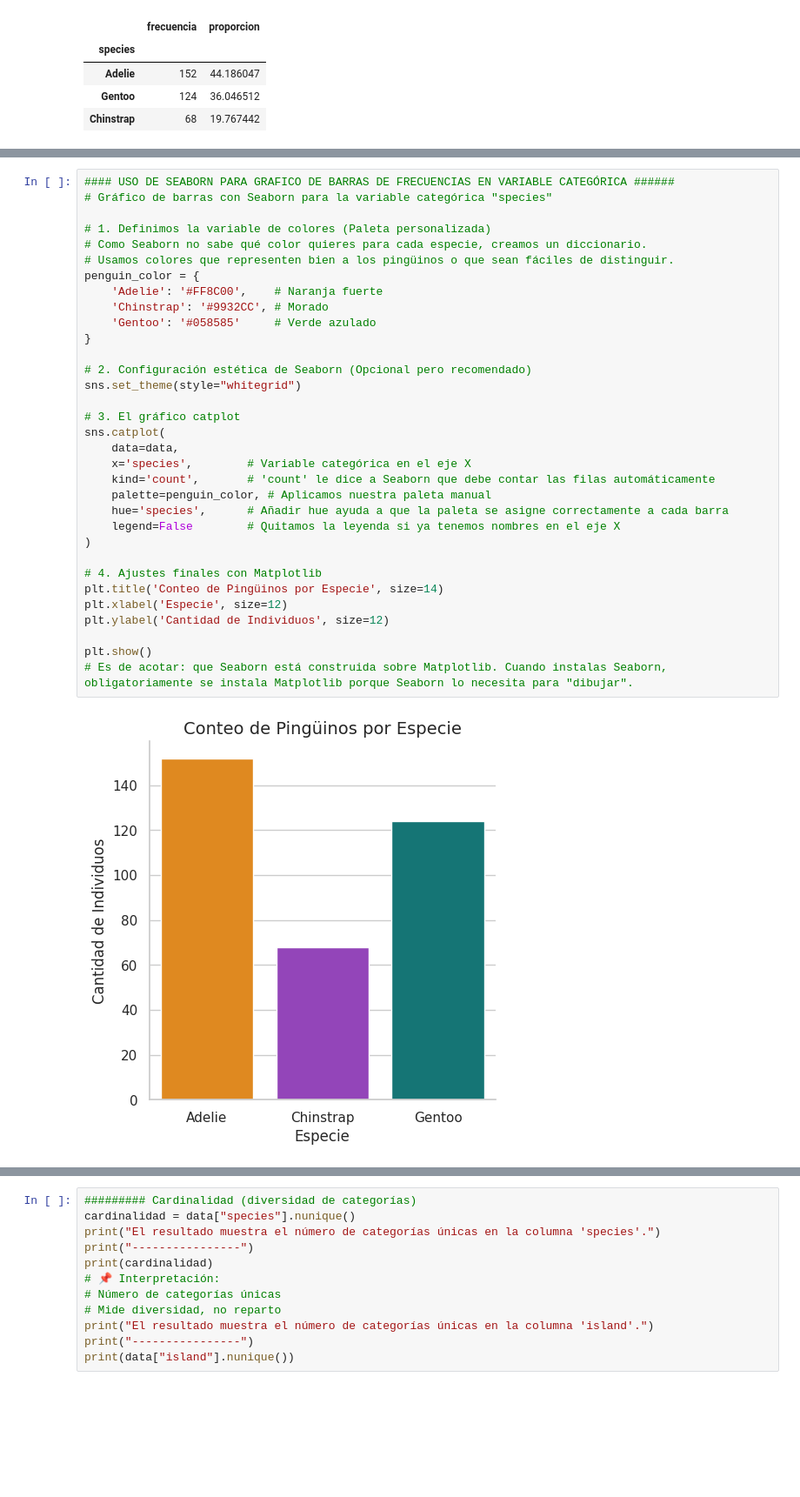
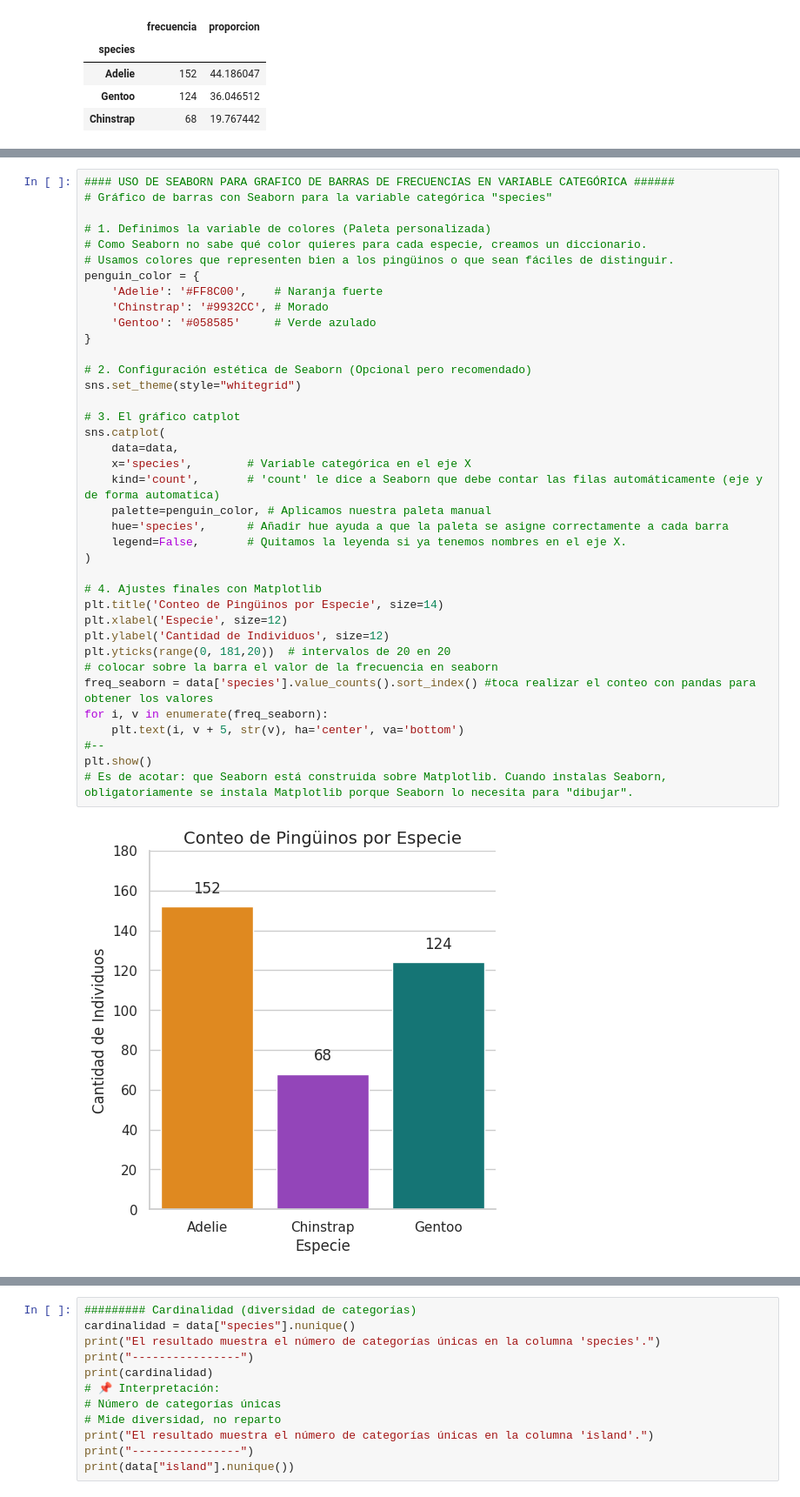
Before and after one commit to alvarohrv/data-analysis-py-sandbox, a Jupyter notebook: src/clase02_cursoPlatzi/demostraciones_llevar_a_teoria_o_centralizar.ipynb, the cells around one changed output, grey strips where cells are left out. Shown at 87% size. Drawn from its saved outputs; the diff is of its cells as text; blank space fills up the shorter version.

```diff
--- a/src/clase02_cursoPlatzi/demostraciones_llevar_a_teoria_o_centralizar.ipynb
+++ b/src/clase02_cursoPlatzi/demostraciones_llevar_a_teoria_o_centralizar.ipynb
@@ -475,37 +564,42 @@ plt.show()
 #### USO DE SEABORN PARA GRAFICO DE BARRAS DE FRECUENCIAS EN VARIABLE CATEGÓRICA ######
 # Gráfico de barras con Seaborn para la variable categórica "species"
 
 # 1. Definimos la variable de colores (Paleta personalizada)
 # Como Seaborn no sabe qué color quieres para cada especie, creamos un diccionario.
 # Usamos colores que representen bien a los pingüinos o que sean fáciles de distinguir.
 penguin_color = {
     'Adelie': '#FF8C00',    # Naranja fuerte
     'Chinstrap': '#9932CC', # Morado
     'Gentoo': '#058585'     # Verde azulado
 }
 
 # 2. Configuración estética de Seaborn (Opcional pero recomendado)
 sns.set_theme(style="whitegrid")
 
 # 3. El gráfico catplot
 sns.catplot(
     data=data,
     x='species',        # Variable categórica en el eje X
-    kind='count',       # 'count' le dice a Seaborn que debe contar las filas automáticamente
+    kind='count',       # 'count' le dice a Seaborn que debe contar las filas automáticamente (eje y de forma automatica)
     palette=penguin_color, # Aplicamos nuestra paleta manual
     hue='species',      # Añadir hue ayuda a que la paleta se asigne correctamente a cada barra
-    legend=False        # Quitamos la leyenda si ya tenemos nombres en el eje X
+    legend=False,       # Quitamos la leyenda si ya tenemos nombres en el eje X.
 )
 
 # 4. Ajustes finales con Matplotlib
 plt.title('Conteo de Pingüinos por Especie', size=14)
 plt.xlabel('Especie', size=12)
 plt.ylabel('Cantidad de Individuos', size=12)
-
+plt.yticks(range(0, 181,20))  # intervalos de 20 en 20
+# colocar sobre la barra el valor de la frecuencia en seaborn
+freq_seaborn = data['species'].value_counts().sort_index() #toca realizar el conteo con pandas para obtener los valores
+for i, v in enumerate(freq_seaborn):
+    plt.text(i, v + 5, str(v), ha='center', va='bottom')
+#--
 plt.show()
 # Es de acotar: que Seaborn está construida sobre Matplotlib. Cuando instalas Seaborn, obligatoriamente se instala Matplotlib porque Seaborn lo necesita para "dibujar".
 # %% [output]
-[figure, old version]
+[figure, new version]
 # %%
 ##### ENTENDER ALGUN DIA ##################
 # Histogramas apilados al 100% para variables categóricas:
```
Also changed, not shown: parts of 30 cells of this notebook.
